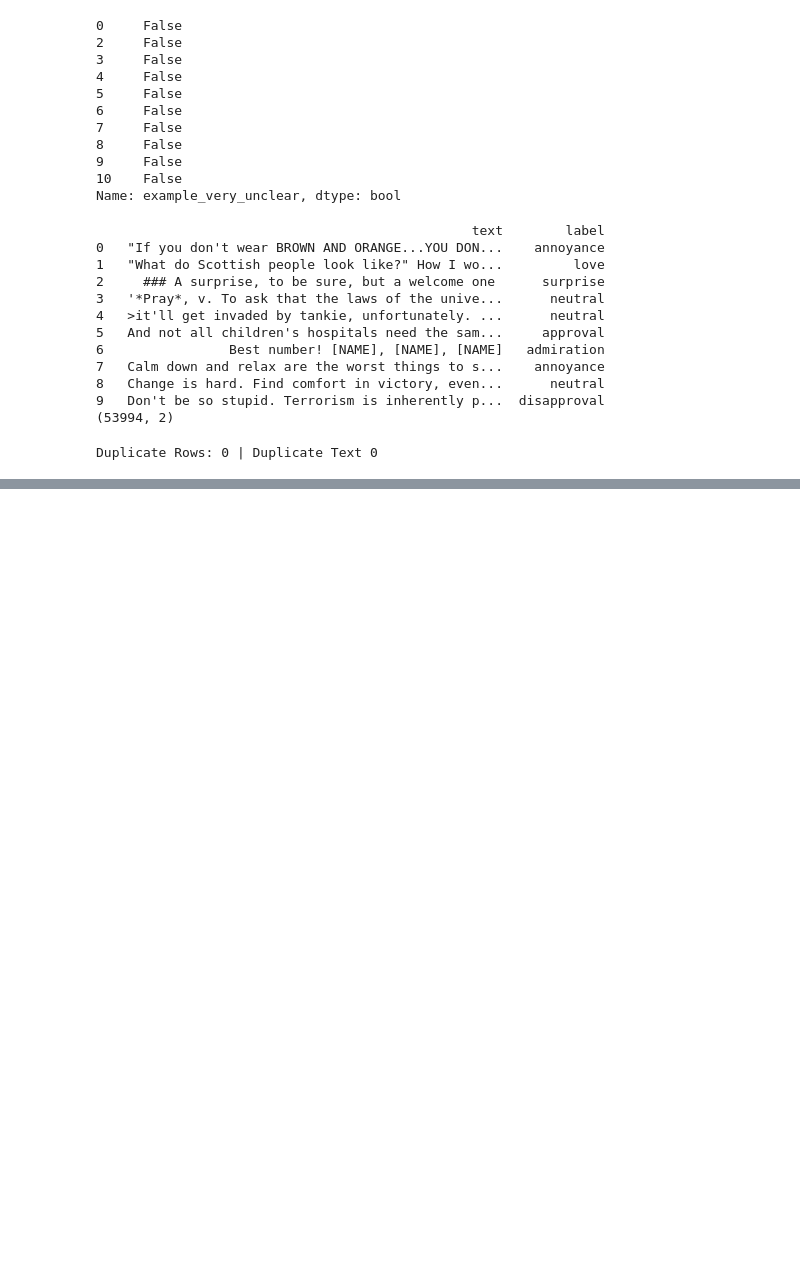
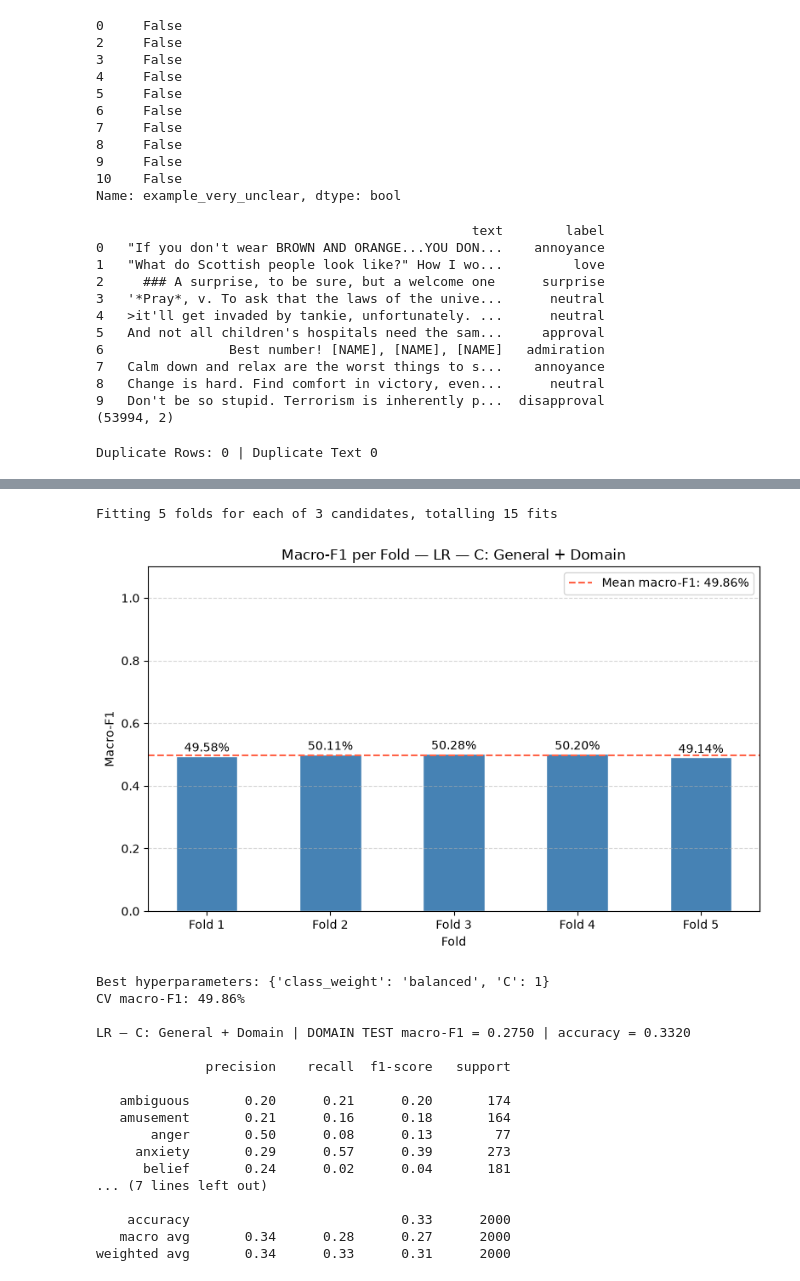
Before and after one commit to Tony-Le-Swin/Technology-Design-Project, a Jupyter notebook: main.ipynb, the cells around one changed output, grey strips where cells are left out. Drawn from its saved outputs; the diff is of its cells as text; code cells hidden in the pictures; blank space fills up the shorter version.

```diff
--- a/main.ipynb
+++ b/main.ipynb
@@ -153,0 +429,40 @@ domain_df.to_csv("domain_df.csv", index = True, encoding = "utf-8")
+# %%
+# Logistic Regression — Model C: General + Domain
+lr_C, best_lr_C = validate_model_kfold(
+    LogisticRegression(
+        random_state=seed,
+        max_iter=1000
+    ),
+    param_dist_lr,
+    X_C_train,
+    y_C_train,
+    name="LR — C: General + Domain",
+    n_iter=3
+)
+
+pred_lr_C = evaluate(
+    lr_C,
+    X_domain_test_C,
+    y_domain_test,
+    "LR — C: General + Domain"
+)
+# %% [output]
+Fitting 5 folds for each of 3 candidates, totalling 15 fits
+[figure, added]
+Best hyperparameters: {'class_weight': 'balanced', 'C': 1}
+CV macro-F1: 49.86%
+
+LR — C: General + Domain | DOMAIN TEST macro-F1 = 0.2750 | accuracy = 0.3320
+
+              precision    recall  f1-score   support
+
+   ambiguous       0.20      0.21      0.20       174
+   amusement       0.21      0.16      0.18       164
+       anger       0.50      0.08      0.13        77
+     anxiety       0.29      0.57      0.39       273
+      belief       0.24      0.02      0.04       181
+... (7 lines left out)
+
+    accuracy                           0.33      2000
+   macro avg       0.34      0.28      0.27      2000
+weighted avg       0.34      0.33      0.31      2000
```
Also changed, not shown: parts of 33 cells of this notebook.
